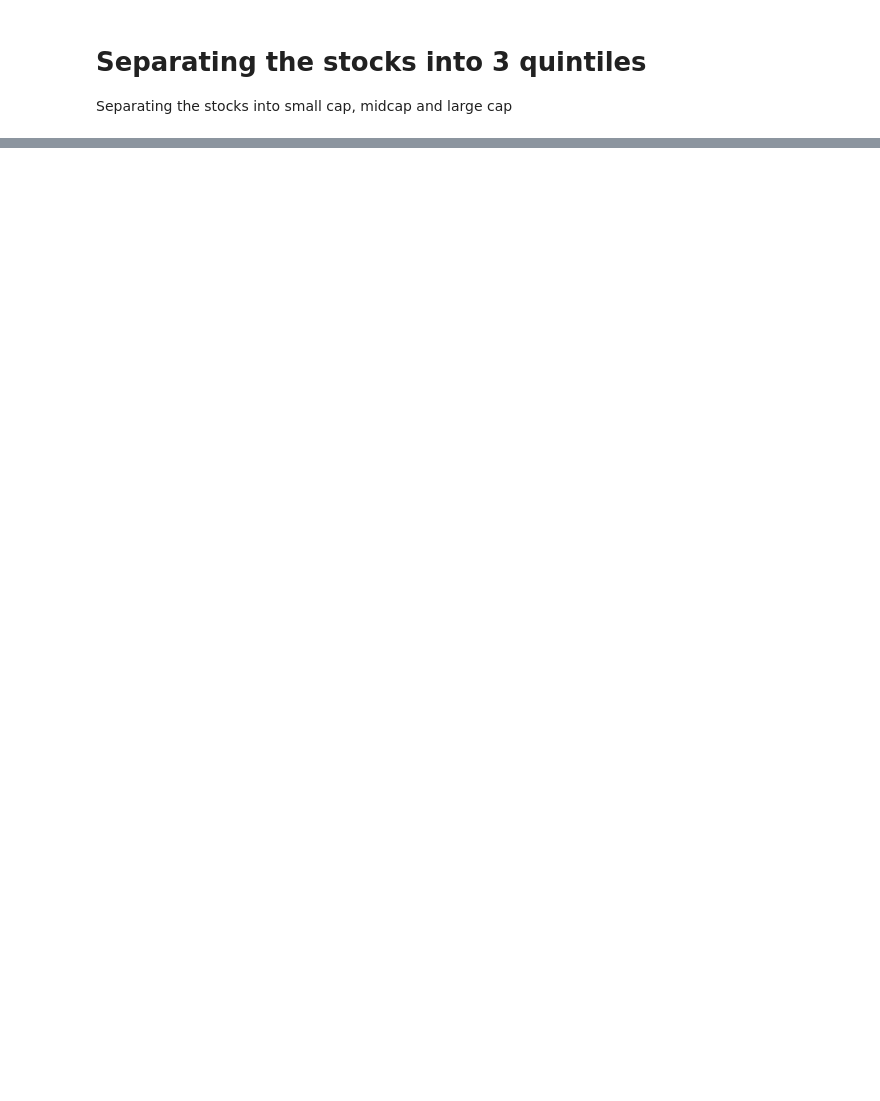
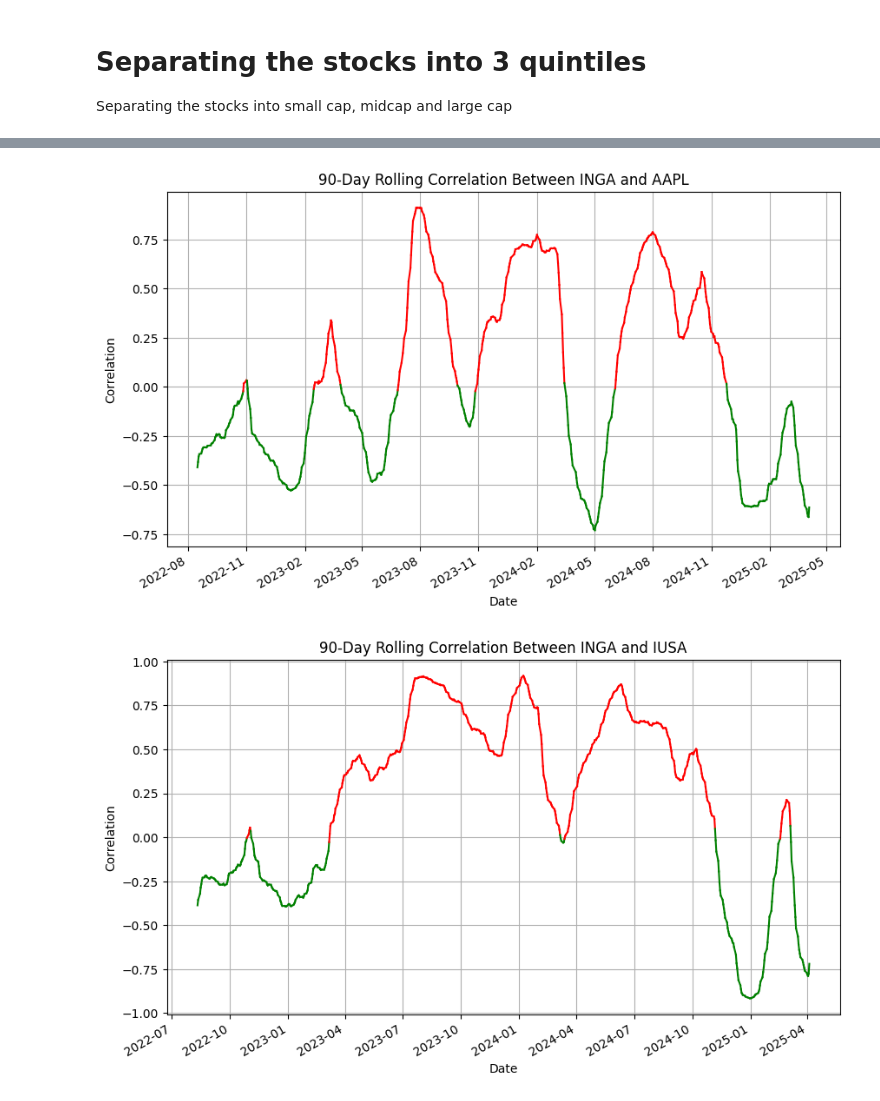
Before and after one commit to raviteja1608/Quant_research, a Jupyter notebook: Research_Tools.ipynb, the cells around one changed output, grey strips where cells are left out. Cells and saved outputs as stored; diff of their text form; code cells hidden in the pictures; blank space fills up the shorter version.

```diff
--- a/Research_Tools.ipynb
+++ b/Research_Tools.ipynb
@@ -363,0 +427,8 @@ Separating the stocks into small cap, midcap and large cap
+# %%
+#plotting multiple rolling correlations
+
+plot_rolling_correlation("INGA", "AS", "AAPL", "US", start_date, end_date, window=90)
+plot_rolling_correlation("INGA", "AS", "IUSA", "AS", start_date, end_date, window=90)
+# %% [output]
+[figure, added]
+[figure, added]
```
Also changed, not shown: parts of 7 cells of this notebook.
